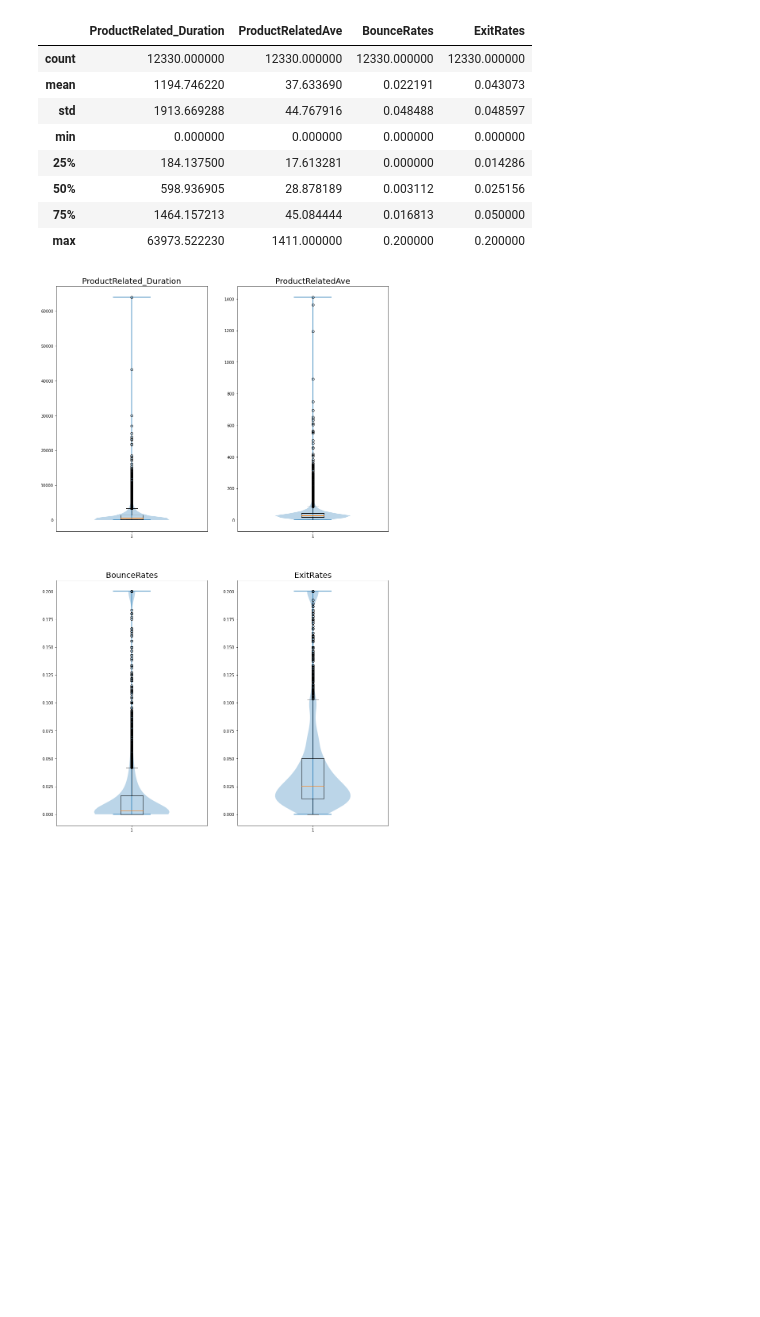
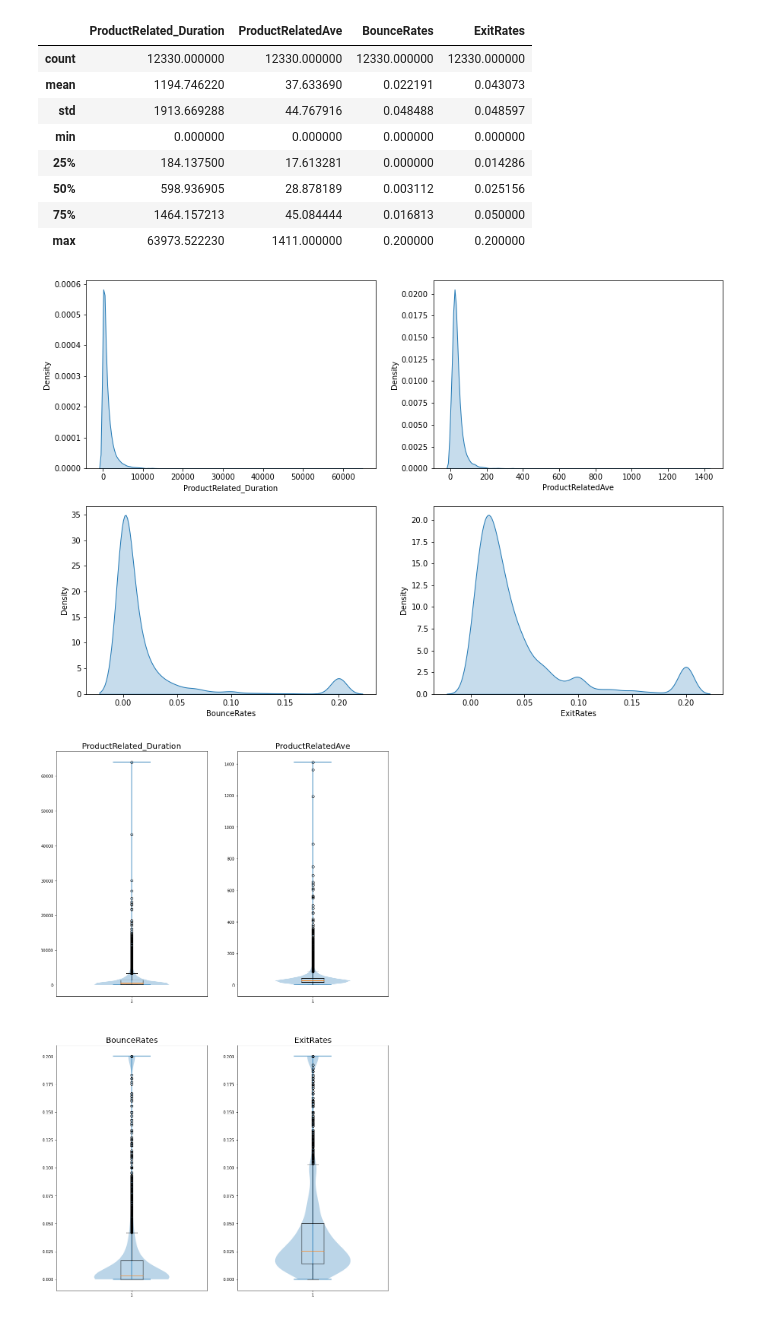
Before and after one commit to umitozmen/MachineLearning-CEGE04-Erebus, a Jupyter notebook: Introduction, Problem & Learning Task, Exploration of Dataset.ipynb, the cells around one changed output. Cells and saved outputs as stored; diff of their text form; code cells hidden in the pictures; blank space fills up the shorter version.

```diff
--- a/Introduction, Problem & Learning Task, Exploration of Dataset.ipynb
+++ b/Introduction, Problem & Learning Task, Exploration of Dataset.ipynb
@@ -79,4 +118,14 @@ numerical_features.describe()
 | 50% | 598.936905 | 28.878189 | 0.003112 | 0.025156 |
 | 75% | 1464.157213 | 45.084444 | 0.016813 | 0.050000 |
 | max | 63973.522230 | 1411.000000 | 0.200000 | 0.200000 |
+# %%
+features = numerical_features.columns.tolist()
+
+plt.figure(figsize=(15, 10))
+
+for indx, var  in enumerate(features):
+    plt.subplot(2, 2, indx+1)
+    sns.kdeplot(numerical_features[var],shade=True)
+# %% [output]
+[figure, added]
 # %%
```
Also changed, not shown: parts of 10 cells of this notebook, 1 other file.
